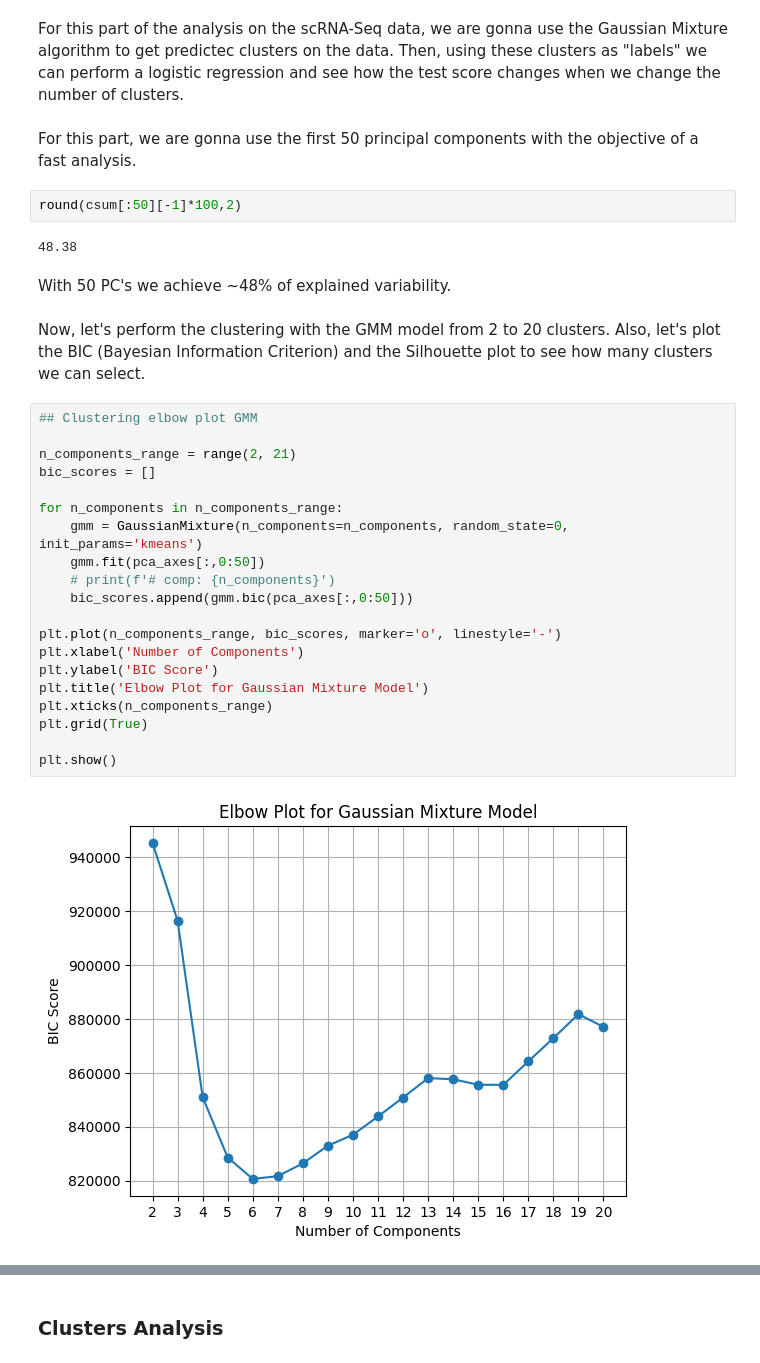
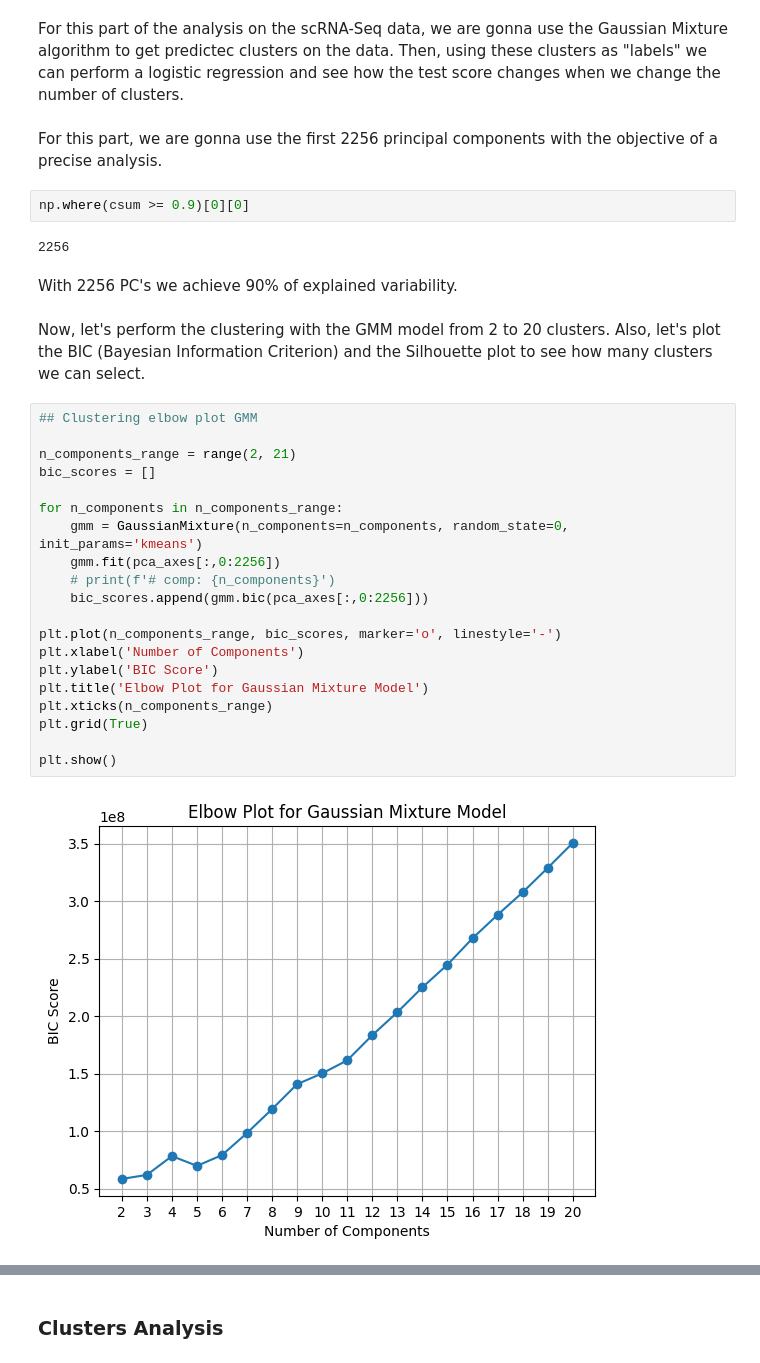
Before and after one commit to pipaber/Portfolio, a Jupyter notebook: posts/Naive_scRNA-Seq_analysis/naive_scrnaseq_analysis.ipynb, the cells around one changed output, grey strips where cells are left out. Saved outputs shown, nothing was run; the diff lists cells and outputs as text.

```diff
--- a/posts/Naive_scRNA-Seq_analysis/naive_scrnaseq_analysis.ipynb
+++ b/posts/Naive_scRNA-Seq_analysis/naive_scrnaseq_analysis.ipynb
@@ -162,35 +162,35 @@ We can see that increasing the perplexity values make the clusters more defined.
 # %% [markdown]
 For this part of the analysis on the scRNA-Seq data, we are gonna use the Gaussian Mixture algorithm to get predictec clusters on the data. Then, using these clusters as "labels" we can perform a logistic regression and see how the test score changes when we change the number of clusters.
 # %% [markdown]
-For this part, we are gonna use the first 50 principal components with the objective of a fast analysis.
+For this part, we are gonna use the first 2256 principal components with the objective of a precise analysis.
-# %%
-round(csum[:50][-1]*100,2)
-# %% [output]
-48.38
+# %%
+np.where(csum >= 0.9)[0][0]
+# %% [output]
+2256
 # %% [markdown]
-With 50 PC's we achieve ~48% of explained variability.
+With 2256 PC's we achieve 90% of explained variability.
 # %% [markdown]
 Now, let's perform the clustering with the GMM model from 2 to 20 clusters. Also, let's plot the BIC (Bayesian Information Criterion) and the Silhouette plot to see how many clusters we can select.
 # %%
 ## Clustering elbow plot GMM
 
 n_components_range = range(2, 21)
 bic_scores = []
 
 for n_components in n_components_range:
     gmm = GaussianMixture(n_components=n_components, random_state=0, init_params='kmeans')
-    gmm.fit(pca_axes[:,0:50])
+    gmm.fit(pca_axes[:,0:2256])
     # print(f'# comp: {n_components}')
-    bic_scores.append(gmm.bic(pca_axes[:,0:50]))
+    bic_scores.append(gmm.bic(pca_axes[:,0:2256]))
 
 plt.plot(n_components_range, bic_scores, marker='o', linestyle='-')
 plt.xlabel('Number of Components')
 plt.ylabel('BIC Score')
 plt.title('Elbow Plot for Gaussian Mixture Model')
 plt.xticks(n_components_range)
 plt.grid(True)
 
 plt.show()
 # %% [output]
-[figure, old version]
+[figure, new version]
 # %% [markdown]
```
Also changed, not shown: parts of 26 cells of this notebook, 18 other files.
